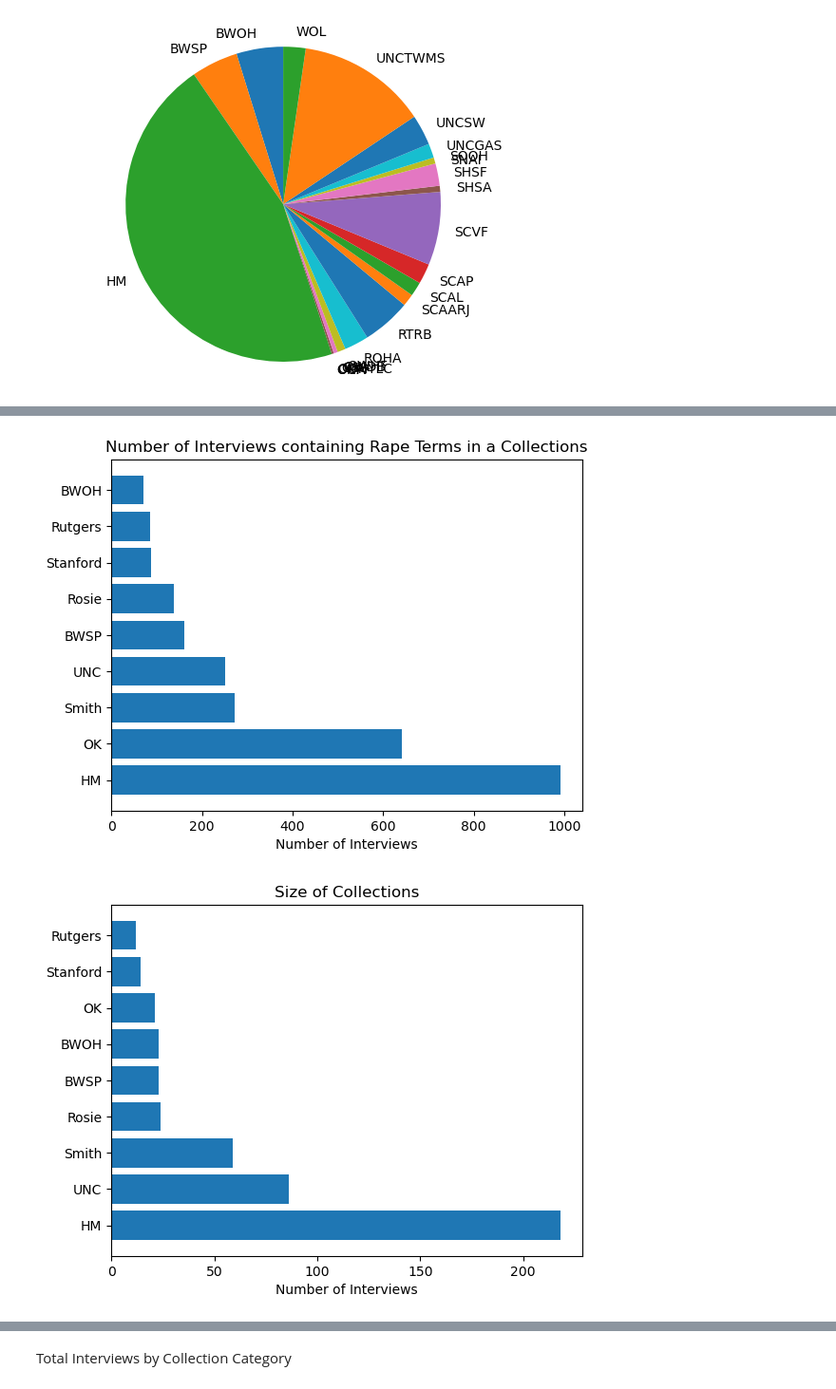
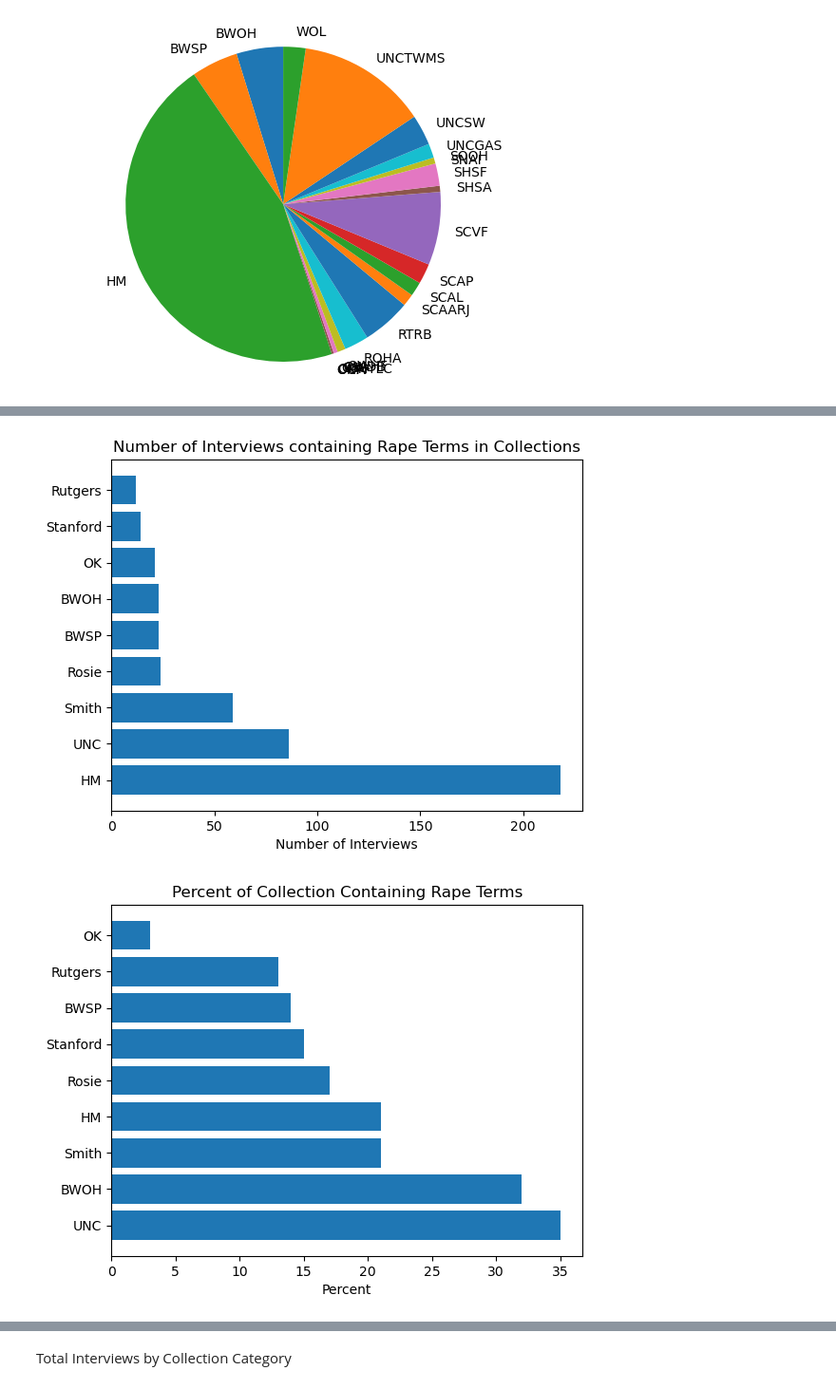
Before and after one commit to ohtap/ohtap, a Jupyter notebook: Research Question 1/RQ1 code.ipynb, the cells around one changed output, grey strips where cells are left out. Shown: that part at 95% size. Cells and saved outputs as stored; diff of their text form; code cells hidden in the pictures.

Commit message:
new time charts

```diff
--- a/Research Question 1/RQ1 code.ipynb
+++ b/Research Question 1/RQ1 code.ipynb
@@ -810,5 +852,5 @@ pyplot.setp(ax.get_xticklabels(), rotation=60, horizontalalignment='right')
 # %%
-paired=[[groupings_list[i],totals[i]] for i in range(len(groupings_list))]
+paired=[[groupings_list[i],hits[i]] for i in range(len(groupings_list))]
 paired.sort(key=lambda x: x[1])
 resorted_coll=[x[0] for x in paired]
 resorted_totals=[x[1] for x in paired]
@@ -824,33 +866,33 @@ ax.set_yticks(y_pos)
 ax.set_yticklabels(resorted_coll)
 ax.invert_yaxis()  # labels read top-to-bottom
 ax.set_xlabel('Number of Interviews')
-ax.set_title('Number of Interviews containing Rape Terms in a Collections')
+ax.set_title('Number of Interviews containing Rape Terms in Collections')
 
 pyplot.show()
 # %% [output]
-[figure, old version]
+[figure, new version]
 # %%
-paired=[[groupings_list[i],hits[i]] for i in range(len(groupings_list))]
+paired=[[groupings_list[i],int(100*hits[i]/totals[i])] for i in range(len(groupings_list))]
 paired.sort(key=lambda x: x[1])
 resorted_coll=[x[0] for x in paired]
 resorted_totals=[x[1] for x in paired]
 
 pyplot.rcdefaults()
 fig, ax = pyplot.subplots()
 
 # Example data
 y_pos = np.arange(len(groupings_list))
 
 ax.barh(y_pos, resorted_totals, align='center')
 ax.set_yticks(y_pos)
 ax.set_yticklabels(resorted_coll)
 ax.invert_yaxis()  # labels read top-to-bottom
-ax.set_xlabel('Number of Interviews')
-ax.set_title('Size of Collections')
+ax.set_xlabel('Percent')
+ax.set_title('Percent of Collection Containing Rape Terms')
 
 pyplot.show()
 # %% [output]
-[figure, old version]
+[figure, new version]
 # %%
 
 # Pie chart, where the slices will be ordered and plotted counter-clockwise:
```
Also changed, not shown: parts of 25 cells of this notebook.
